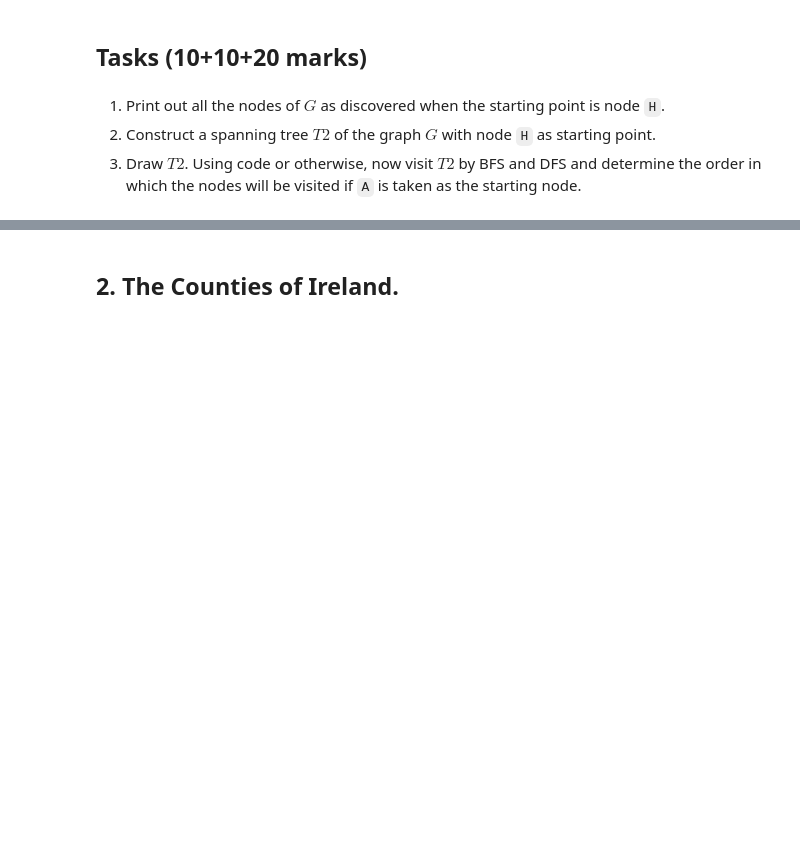
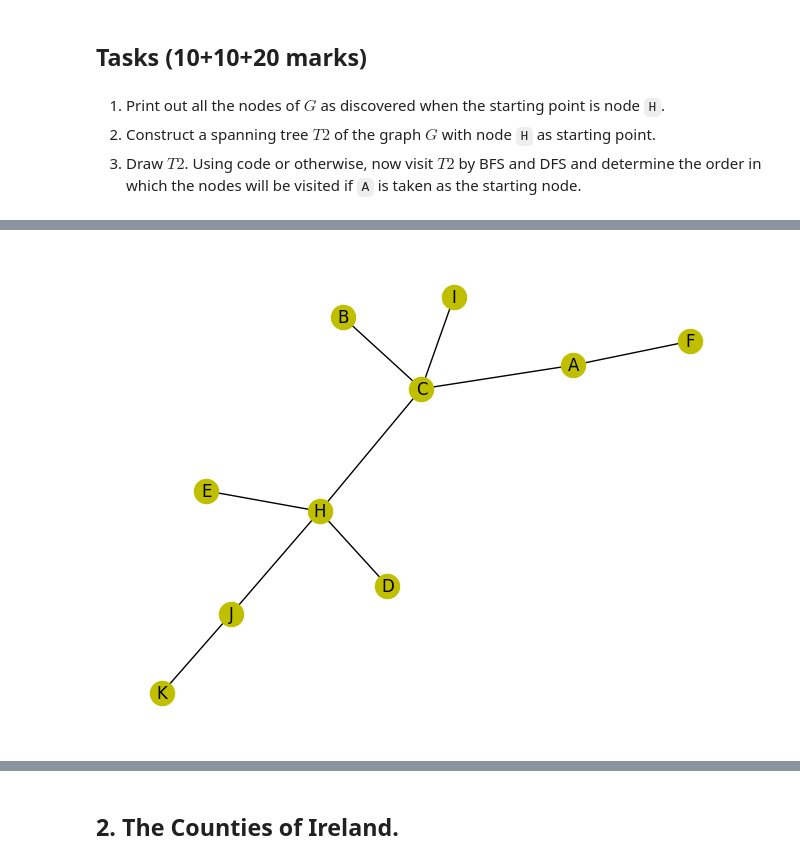
Before and after one commit to aoife-mulligan/2324-CS4423-Networks, a Jupyter notebook: Assignment_2.ipynb, the cells around one changed output, grey strips where cells are left out. Cells and saved outputs as stored; diff of their text form; code cells hidden in the pictures; blank space fills up the shorter version.

```diff
--- a/Assignment_2.ipynb
+++ b/Assignment_2.ipynb
@@ -146,0 +156,34 @@ nx.draw(T, **opts)
+# %%
+# G has already been defined
+
+# Print nodes of G when starting point is H
+
+# Set x as 'H'
+x = 'H'
+
+G.nodes[x]
+
+# set empty tree to hold the spanning tree
+T2 = nx.Graph()
+# %%
+
+for y in G:
+    G.nodes[y]['seen'] = False
+# %%
+# initialise a list 'seen' to contain x, and set x's 'seen' to true
+# add x to T2
+
+T2.add_node(x)
+
+seen = [x]
+G.nodes[x]['seen'] = True
+# %%
+# Loop over seen
+# For each node, print the node, then add its unseen neighbours to the end of 'seen' and mark them as 'seen'.
+for y in seen:
+    print(y)
+    for z in G.neighbors(y):
+        if not G.nodes[z]['seen']:
+            T2.add_edge(y, z)
+            seen.append(z)
+            G.nodes[z]['seen'] = True
@@ -146,0 +201,4 @@ nx.draw(T, **opts)
+# %%
+nx.draw(T2, **opts)
+# %% [output]
+[figure, added]
```
Also changed, not shown: parts of 44 cells of this notebook.
